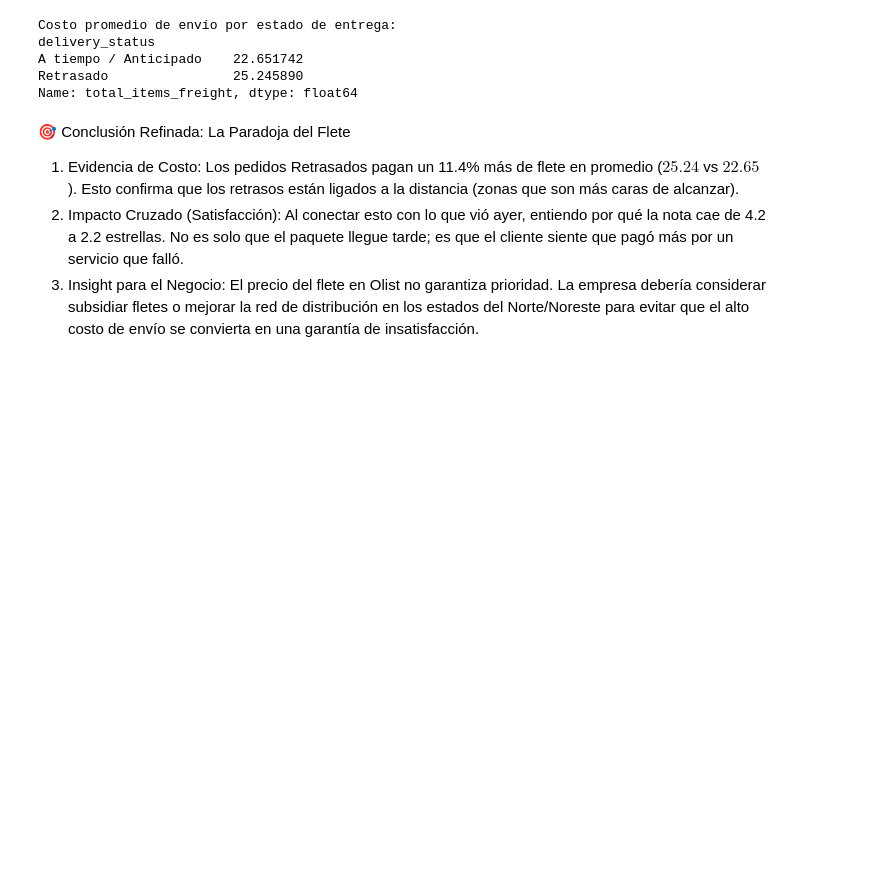
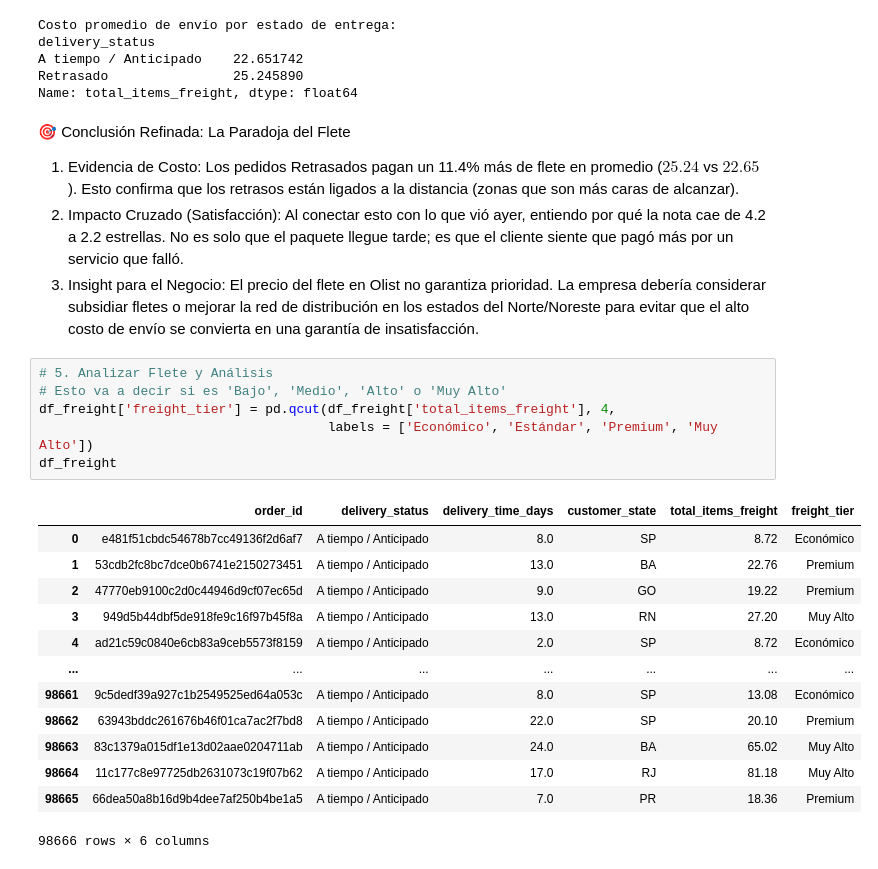
Before and after one commit to marcobustosblas/ecommerce-olist-analysis, a Jupyter notebook: notebooks/05_logistic_and_delivery_analysis.ipynb, the cells around one changed output. Saved outputs shown, nothing was run; the diff lists cells and outputs as text; blank space fills up the shorter version.

```diff
--- a/notebooks/05_logistic_and_delivery_analysis.ipynb
+++ b/notebooks/05_logistic_and_delivery_analysis.ipynb
@@ -296,3 +282,23 @@ Name: total_items_freight, dtype: float64
 1. Evidencia de Costo: Los pedidos Retrasados pagan un 11.4% más de flete en promedio ($25.24$ vs $22.65$). Esto confirma que los retrasos están ligados a la distancia (zonas que son más caras de alcanzar).
 2. Impacto Cruzado (Satisfacción): Al conectar esto con lo que vió ayer, entiendo por qué la nota cae de 4.2 a 2.2 estrellas. No es solo que el paquete llegue tarde; es que el cliente siente que pagó más por un servicio que falló.
 3. Insight para el Negocio: El precio del flete en Olist no garantiza prioridad. La empresa debería considerar subsidiar fletes o mejorar la red de distribución en los estados del Norte/Noreste para evitar que el alto costo de envío se convierta en una garantía de insatisfacción.
+# %%
+# 5. Analizar Flete y Análisis
+# Esto va a decir si es 'Bajo', 'Medio', 'Alto' o 'Muy Alto'
+df_freight['freight_tier'] = pd.qcut(df_freight['total_items_freight'], 4,
+                                     labels = ['Económico', 'Estándar', 'Premium', 'Muy Alto'])
+df_freight
+# %% [output]
+|  | order_id | delivery_status | delivery_time_days | customer_state | total_items_freight | freight_tier |
+| 0 | e481f51cbdc54678b7cc49136f2d6af7 | A tiempo / Anticipado | 8.0 | SP | 8.72 | Económico |
+| 1 | 53cdb2fc8bc7dce0b6741e2150273451 | A tiempo / Anticipado | 13.0 | BA | 22.76 | Premium |
+| 2 | 47770eb9100c2d0c44946d9cf07ec65d | A tiempo / Anticipado | 9.0 | GO | 19.22 | Premium |
+| 3 | 949d5b44dbf5de918fe9c16f97b45f8a | A tiempo / Anticipado | 13.0 | RN | 27.20 | Muy Alto |
+| 4 | ad21c59c0840e6cb83a9ceb5573f8159 | A tiempo / Anticipado | 2.0 | SP | 8.72 | Económico |
+| ... | ... | ... | ... | ... | ... | ... |
+| 98661 | 9c5dedf39a927c1b2549525ed64a053c | A tiempo / Anticipado | 8.0 | SP | 13.08 | Económico |
+| 98662 | 63943bddc261676b46f01ca7ac2f7bd8 | A tiempo / Anticipado | 22.0 | SP | 20.10 | Premium |
+| 98663 | 83c1379a015df1e13d02aae0204711ab | A tiempo / Anticipado | 24.0 | BA | 65.02 | Muy Alto |
+| 98664 | 11c177c8e97725db2631073c19f07b62 | A tiempo / Anticipado | 17.0 | RJ | 81.18 | Muy Alto |
+| 98665 | 66dea50a8b16d9b4dee7af250b4be1a5 | A tiempo / Anticipado | 7.0 | PR | 18.36 | Premium |
+98666 rows × 6 columns
```
Also changed, not shown: parts of 4 cells of this notebook.
